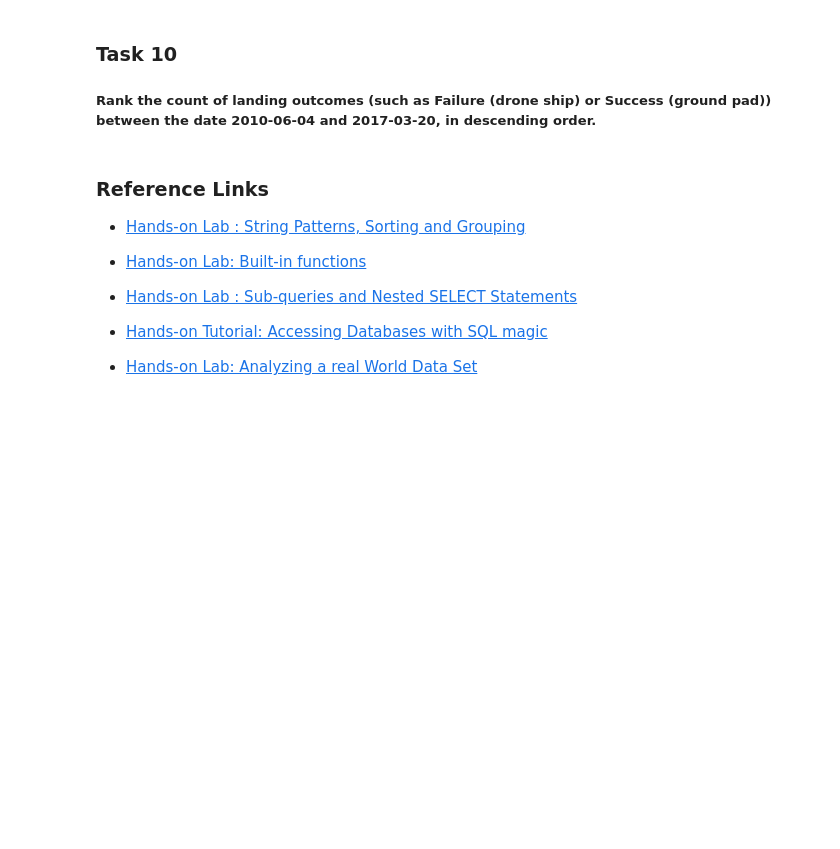
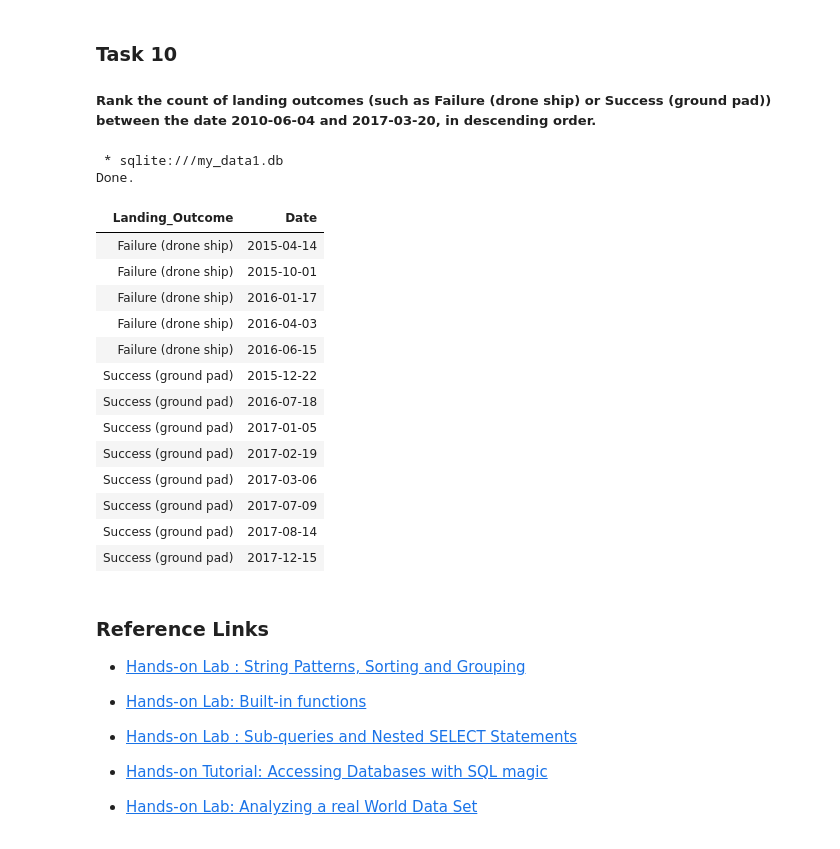
Before and after one commit to imabiodun/IBM-Capstone-Project, a Jupyter notebook: EDA/EDA-sql-coursera_sqllite.ipynb, the cells around one changed output. Cells and saved outputs as stored; diff of their text form; code cells hidden in the pictures; blank space fills up the shorter version.

```diff
--- a/EDA/EDA-sql-coursera_sqllite.ipynb
+++ b/EDA/EDA-sql-coursera_sqllite.ipynb
@@ -160,6 +295,27 @@ _Hint:Use min function_
 
 
 ##### Rank the count of landing outcomes (such as Failure (drone ship) or Success (ground pad)) between the date 2010-06-04 and 2017-03-20, in descending order.
+# %%
+%sql select landing_outcome, date from spacextable\
+where (landing_outcome like 'Failure (drone ship%' or landing_outcome like 'success (groun%')\
+and date<'2018-06-04' order by Landing_outcome asc,date asc
+# %% [output]
+ * sqlite:///my_data1.db
+Done.
+| Landing_Outcome | Date |
+| Failure (drone ship) | 2015-04-14 |
+| Failure (drone ship) | 2015-10-01 |
+| Failure (drone ship) | 2016-01-17 |
+| Failure (drone ship) | 2016-04-03 |
+| Failure (drone ship) | 2016-06-15 |
+| Success (ground pad) | 2015-12-22 |
+| Success (ground pad) | 2016-07-18 |
+| Success (ground pad) | 2017-01-05 |
+| Success (ground pad) | 2017-02-19 |
+| Success (ground pad) | 2017-03-06 |
+| Success (ground pad) | 2017-07-09 |
+| Success (ground pad) | 2017-08-14 |
+| Success (ground pad) | 2017-12-15 |
 # %% [markdown]
 ### Reference Links
 
```
Also changed, not shown: parts of 16 cells of this notebook, 2 other files.
